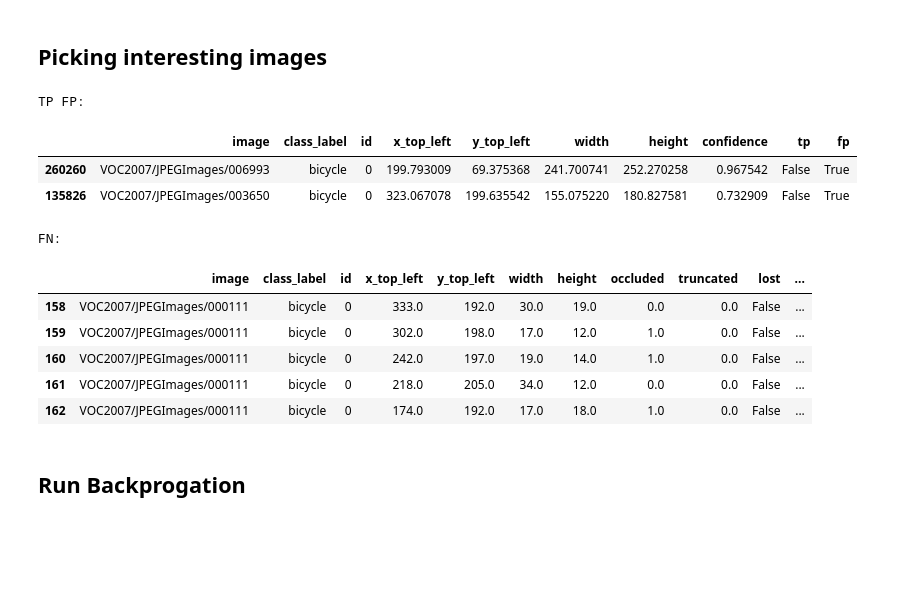
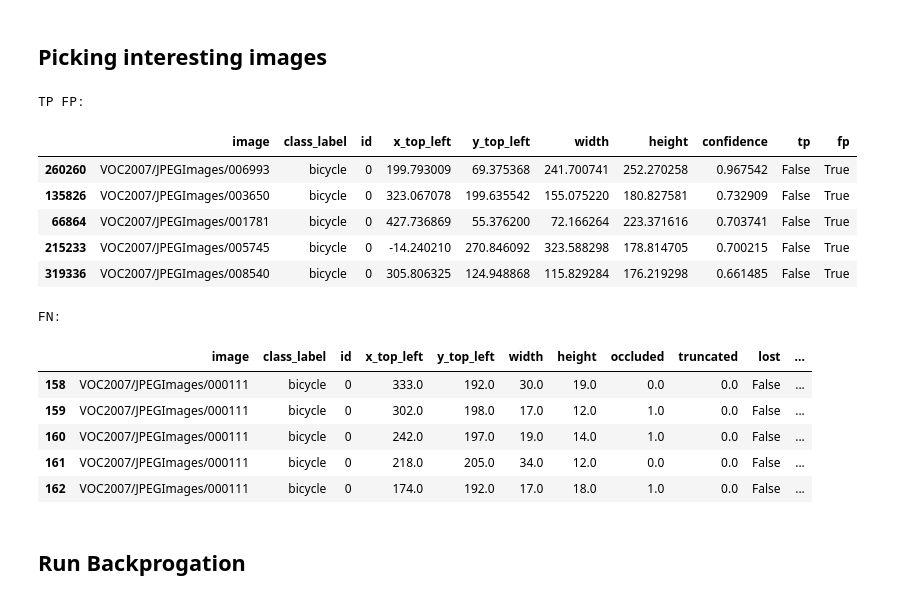
Before and after one commit to AntonPeeters/Interpretable-Object-Detection, a Jupyter notebook: object interpretation.ipynb, the cells around one changed output. Saved outputs shown, nothing was run; the diff lists cells and outputs as text; code cells hidden in the pictures; blank space fills up the shorter version.

```diff
--- a/object interpretation.ipynb
+++ b/object interpretation.ipynb
@@ -49,35 +49,38 @@ my_class = 'bicycle' # Which class to look at
 anno = anno[anno['class_label'] == my_class]
 det = det[det['class_label'] == my_class]
 
-pr = bb.stat.pr(det, anno, 0.75)  # IoU threshold of 0.5
+pr = bb.stat.pr(det, anno, 0.05)  # IoU threshold of 0.5
 ap = bb.stat.ap(pr)
 
 # Find detection threshold with maximal F1
 f1 = bb.stat.fscore(pr)
 threshold = bb.stat.peak(f1)
 
 # Filter detections based on threshold (computed in previous step from F1-curve)
 filtered_det = det[det.confidence >= threshold.confidence].copy()
 
 # Compute TP,FP
 tpfp_det = bb.stat.match_det(filtered_det, anno, 0.5)
 # match_det() returns detections with a 'tp' and 'fp' column.
 print('TP FP:')
-display(tpfp_det[tpfp_det['fp']].sort_values(['confidence'], ascending=False))
+display(tpfp_det[tpfp_det['fp']].sort_values(['confidence'], ascending=False).head())
 chosen_images = tpfp_det[tpfp_det['fp']].image.unique()
 
 # Compute FN
 fn_anno = bb.stat.match_anno(filtered_det, anno, 0.5)
 # match_anno() returns annotations with a 'detection' column that has the index of the matched detection
 # We use this to filter unmatched annotations (NaN as index)
 fn_anno = fn_anno[fn_anno.detection.isnull()]
 print('FN:')
 display(fn_anno.head())
 # %% [output]
 TP FP:
 |  | image | class_label | id | x_top_left | y_top_left | width | height | confidence | tp | fp |
 | 260260 | VOC2007/JPEGImages/006993 | bicycle | 0 | 199.793009 | 69.375368 | 241.700741 | 252.270258 | 0.967542 | False | True |
 | 135826 | VOC2007/JPEGImages/003650 | bicycle | 0 | 323.067078 | 199.635542 | 155.075220 | 180.827581 | 0.732909 | False | True |
+| 66864 | VOC2007/JPEGImages/001781 | bicycle | 0 | 427.736869 | 55.376200 | 72.166264 | 223.371616 | 0.703741 | False | True |
+| 215233 | VOC2007/JPEGImages/005745 | bicycle | 0 | -14.240210 | 270.846092 | 323.588298 | 178.814705 | 0.700215 | False | True |
+| 319336 | VOC2007/JPEGImages/008540 | bicycle | 0 | 305.806325 | 124.948868 | 115.829284 | 176.219298 | 0.661485 | False | True |
 FN:
 |  | image | class_label | id | x_top_left | y_top_left | width | height | occluded | truncated | lost | ... |
 | 158 | VOC2007/JPEGImages/000111 | bicycle | 0 | 333.0 | 192.0 | 30.0 | 19.0 | 0.0 | 0.0 | False | ... |
```
Also changed, not shown: parts of 3 cells of this notebook, 2 other files.
